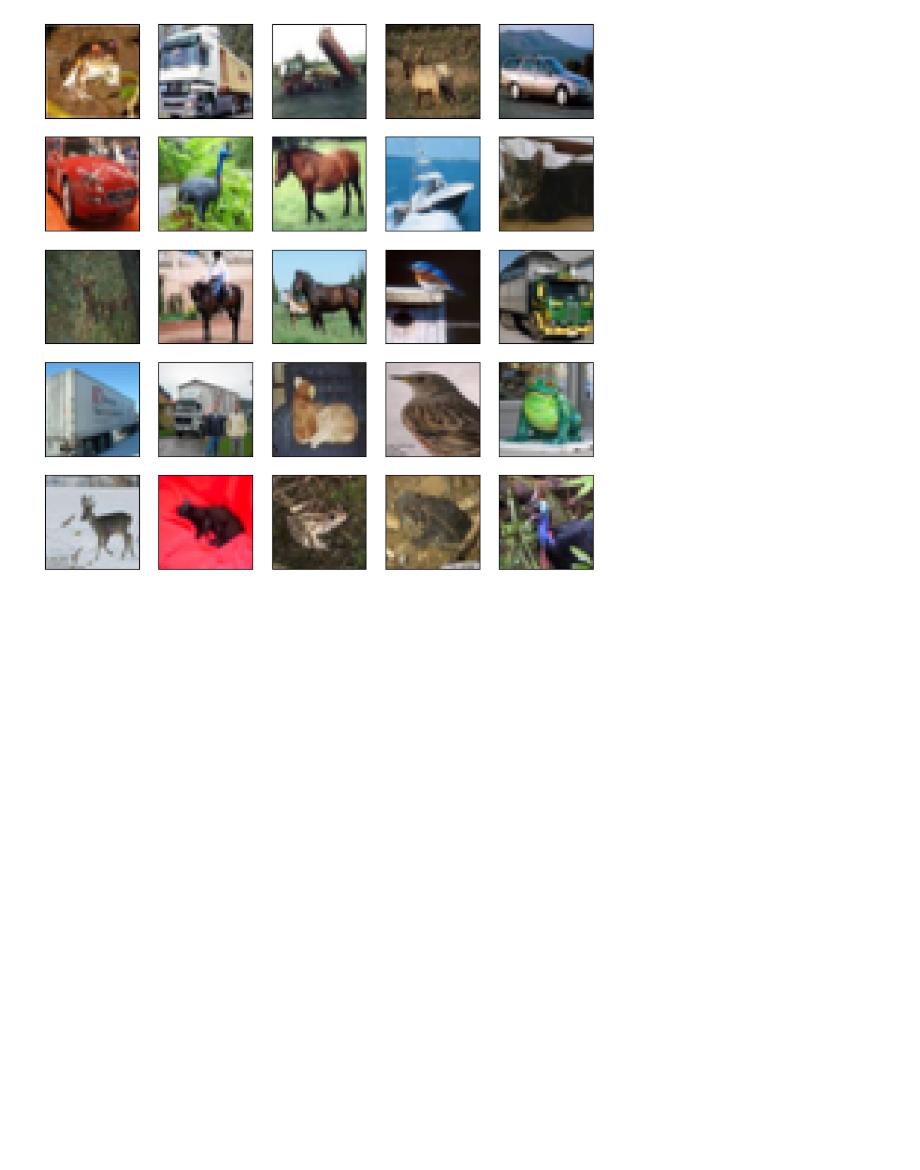
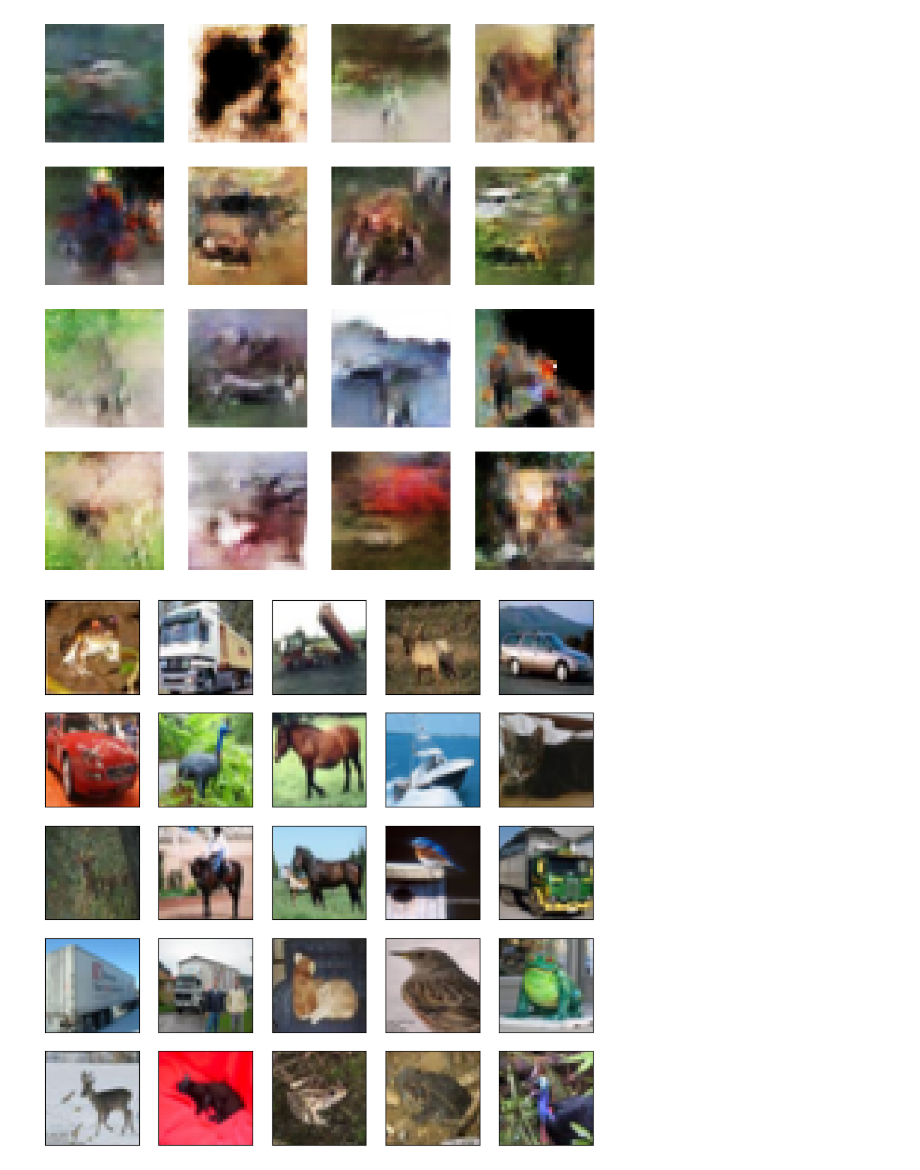
Before and after one commit to bohdin/DCGAN, a Jupyter notebook: DCGAN.ipynb, the cells around one changed output. Cells and saved outputs as stored; diff of their text form; code cells hidden in the pictures; blank space fills up the shorter version.

```diff
--- a/DCGAN.ipynb
+++ b/DCGAN.ipynb
@@ -5,0 +50,4 @@ import matplotlib.pyplot as plt
+# %%
+generator = make_generator()
+discriminator = make_discriminator()
+cross_entropy = tf.keras.losses.BinaryCrossentropy(from_logits=True)
@@ -5,0 +63,15 @@ import matplotlib.pyplot as plt
+# %%
+BUFFER_SIZE = 60000
+BATCH_SIZE = 256
+generator_optimizer = tf.keras.optimizers.Adam(1e-4)
+discriminator_optimizer = tf.keras.optimizers.Adam(1e-4)
+checkpoint_dir = './training_checkpoints'
+checkpoint_prefix = os.path.join(checkpoint_dir, "ckpt")
+checkpoint = tf.train.Checkpoint(generator_optimizer=generator_optimizer,
+                                 discriminator_optimizer=discriminator_optimizer,
+                                 generator=generator,
+                                 discriminator=discriminator)
+EPOCHS = 1000
+noise_dim = 100
+num_examples_to_generate = 16
+seed = tf.random.normal([num_examples_to_generate, noise_dim])
@@ -11 +176,13 @@ Downloading data from https://www.cs.toronto.edu/~kriz/cifar-10-python.tar.gz
+# %%
+predictions = generator(seed, training=False)
+
+plt.figure(figsize=(10, 10))
+for i in range(predictions.shape[0]):
+    plt.subplot(4, 4, i+1)
+    img_array = (predictions[i].numpy() * 127.5 + 127.5).astype(np.uint8)
+    plt.imshow(img_array)
+    plt.axis('off')
+plt.show()
+# %% [output]
+[figure, added]
 # %%
```
Also changed, not shown: parts of 14 cells of this notebook.
